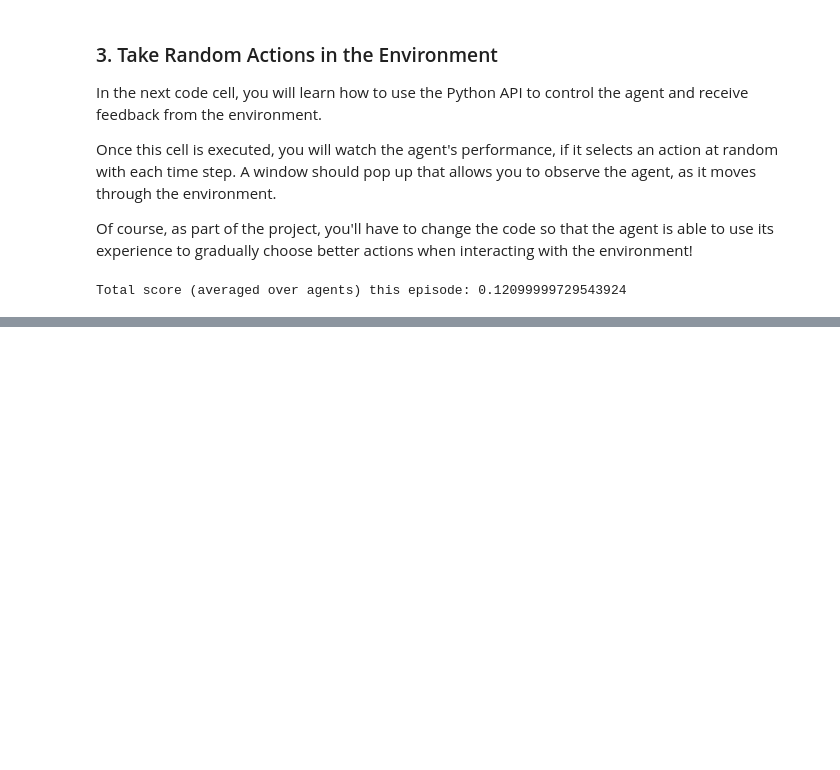
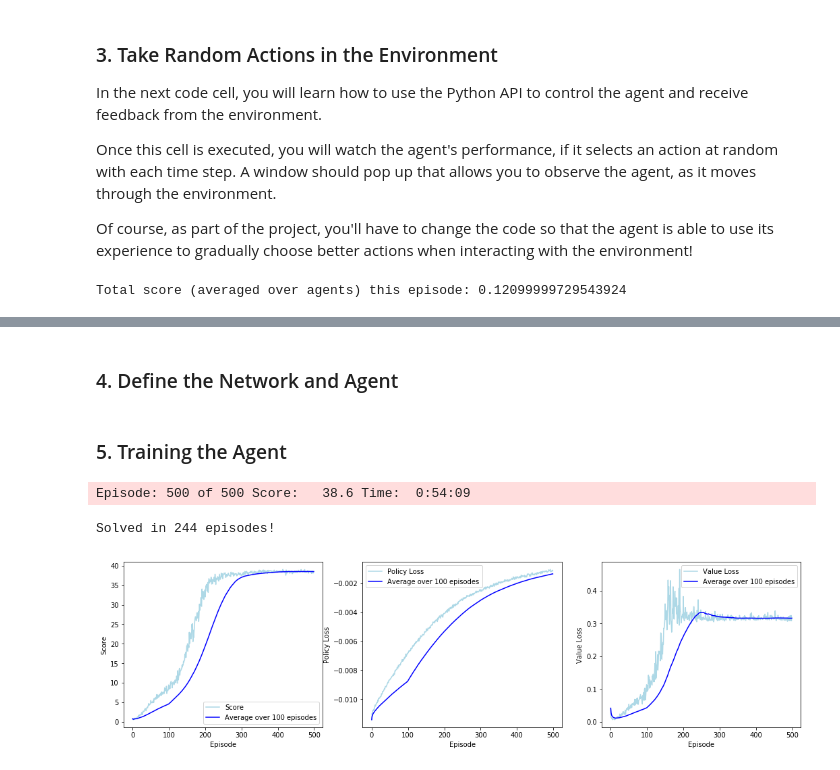
Before and after one commit to mleonardallen/DeepRL-ContinuousControl, a Jupyter notebook: Continuous_Control.ipynb, the cells around one changed output, grey strips where cells are left out. Saved outputs shown, nothing was run; the diff lists cells and outputs as text; code cells hidden in the pictures; blank space fills up the shorter version.

Commit message:
feat: final implementation and initial report
Improved agent performance by adding actor critic with GAE

```diff
--- a/Continuous_Control.ipynb
+++ b/Continuous_Control.ipynb
@@ -482,8 +130,0 @@ Episode: 500, Total score (averaged over agents): 10.501499765273184
-# %%
-config = {}
-config['env'] = env
-config['train_mode'] = False
-agent = Agent(config)
-checkpoint = torch.load('checkpoints/REINFORCE-2.pth')
-agent.policy.load_state_dict(checkpoint)
-env_utils.run(agent)
@@ -576,9 +130,0 @@ class Agent():
-# %%
-config = {}
-config['env'] = env
-config['print_every'] = 25
-config['plot_every'] = 10
-config['episodes'] = 500
-agent = Agent(config)
-env_utils.run(agent)
-torch.save(agent.policy.state_dict(), 'checkpoints/PPO-1.pth')
@@ -607,8 +130,0 @@ Episode: 500, Total score (averaged over agents): 17.086999618075787
-# %%
-config = {}
-config['env'] = env
-config['train_mode'] = False
-agent = Agent(config)
-checkpoint = torch.load('checkpoints/PPO-1.pth')
-agent.policy.load_state_dict(checkpoint)
-env_utils.run(agent)
@@ -616,0 +131,2 @@ env_utils.run(agent)
+# %% [markdown]
+### 4. Define the Network and Agent
@@ -616,0 +258,26 @@ env_utils.run(agent)
+# %% [markdown]
+### 5. Training the Agent
+# %%
+config = {}
+config['env'] = env
+config['episodes'] = 500
+agent = Agent(config)
+scores = env_utils.run(agent)
+
+# plot results
+f, (ax1, ax2, ax3) = plt.subplots(1, 3, figsize=(18, 4.5))
+env_utils.plot_episodes(scores, 'Score', axis=ax1)
+env_utils.plot_episodes(agent.policy_loss, 'Policy Loss', axis=ax2)
+env_utils.plot_episodes(agent.value_loss, 'Value Loss', axis=ax3)
+
+# Get episode where agent first averaged over 30 for past 100 episodes
+avg_scores = env_utils.get_rolling_avg(scores, n=100)
+episode = np.argmax(np.asarray(avg_scores) > 30)
+print("Solved in {} episodes!".format(episode))
+
+# save checkpoint
+torch.save(agent.network.state_dict(), 'checkpoints/Agent.pth')
+# %% [output]
+Episode: 500 of 500 Score:   38.6 Time:  0:54:09
+Solved in 244 episodes!
+[figure, added]
```
Also changed, not shown: parts of 23 cells of this notebook, 18 other files.
